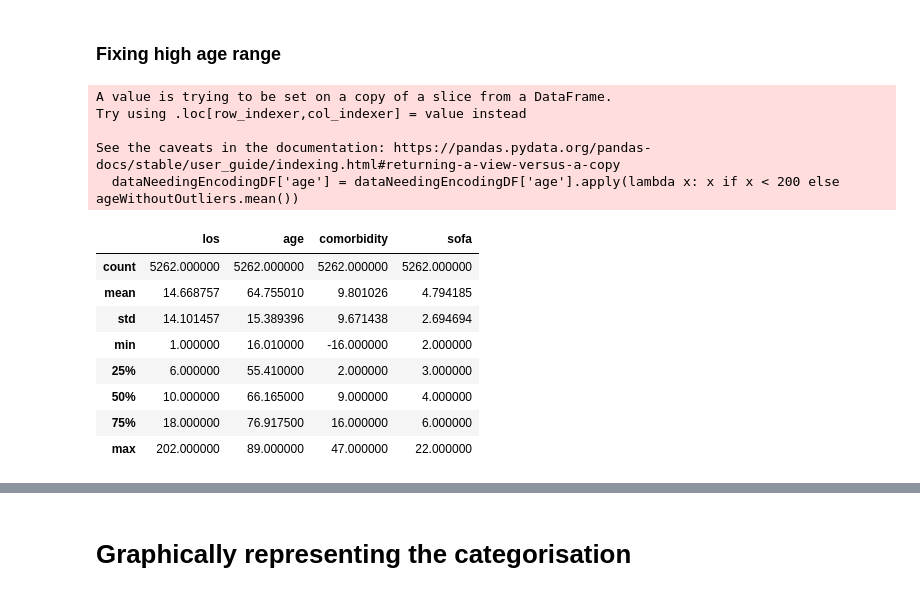
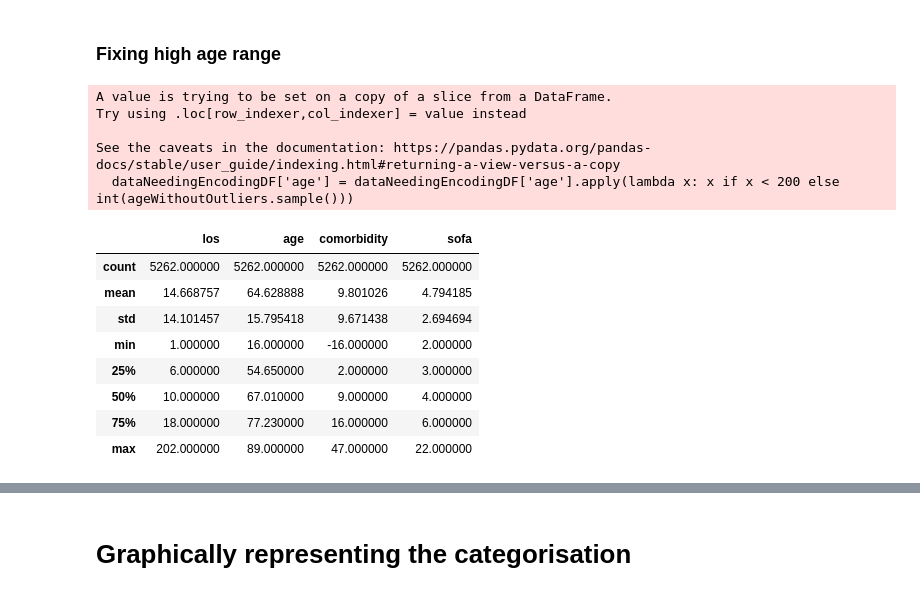
Before and after one commit to BenMarkFrost/LEN_Individual_Project, a Jupyter notebook: Static/kBins.ipynb, the cells around one changed output, grey strips where cells are left out. Cells and saved outputs as stored; diff of their text form; code cells hidden in the pictures.

```diff
--- a/Static/kBins.ipynb
+++ b/Static/kBins.ipynb
@@ -105,23 +110,23 @@ dataNeedingEncodingDF = mimicDF[['los', 'age', 'comorbidity', 'sofa']]
 # %%
 ageWithoutOutliers = dataNeedingEncodingDF['age'][dataNeedingEncodingDF['age'] < 200]
 
-dataNeedingEncodingDF['age'] = dataNeedingEncodingDF['age'].apply(lambda x: x if x < 200 else ageWithoutOutliers.mean())
+dataNeedingEncodingDF['age'] = dataNeedingEncodingDF['age'].apply(lambda x: x if x < 200 else int(ageWithoutOutliers.sample()))
 
 dataNeedingEncodingDF.describe()
 # %% [output]
 A value is trying to be set on a copy of a slice from a DataFrame.
 Try using .loc[row_indexer,col_indexer] = value instead
 
 See the caveats in the documentation: https://pandas.pydata.org/pandas-docs/stable/user_guide/indexing.html#returning-a-view-versus-a-copy
-  dataNeedingEncodingDF['age'] = dataNeedingEncodingDF['age'].apply(lambda x: x if x < 200 else ageWithoutOutliers.mean())
+  dataNeedingEncodingDF['age'] = dataNeedingEncodingDF['age'].apply(lambda x: x if x < 200 else int(ageWithoutOutliers.sample()))
 |  | los | age | comorbidity | sofa |
 | count | 5262.000000 | 5262.000000 | 5262.000000 | 5262.000000 |
-| mean | 14.668757 | 64.755010 | 9.801026 | 4.794185 |
-| std | 14.101457 | 15.389396 | 9.671438 | 2.694694 |
-| min | 1.000000 | 16.010000 | -16.000000 | 2.000000 |
-| 25% | 6.000000 | 55.410000 | 2.000000 | 3.000000 |
-| 50% | 10.000000 | 66.165000 | 9.000000 | 4.000000 |
-| 75% | 18.000000 | 76.917500 | 16.000000 | 6.000000 |
+| mean | 14.668757 | 64.628888 | 9.801026 | 4.794185 |
+| std | 14.101457 | 15.795418 | 9.671438 | 2.694694 |
+| min | 1.000000 | 16.000000 | -16.000000 | 2.000000 |
+| 25% | 6.000000 | 54.650000 | 2.000000 | 3.000000 |
+| 50% | 10.000000 | 67.010000 | 9.000000 | 4.000000 |
+| 75% | 18.000000 | 77.230000 | 16.000000 | 6.000000 |
 | max | 202.000000 | 89.000000 | 47.000000 | 22.000000 |
 # %%
 bins = 5
```
Also changed, not shown: parts of 15 cells of this notebook, 1 other file.
